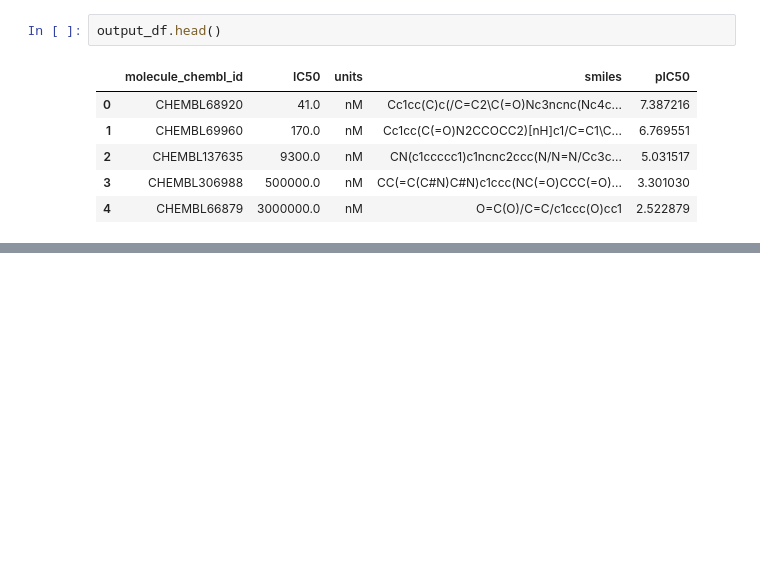
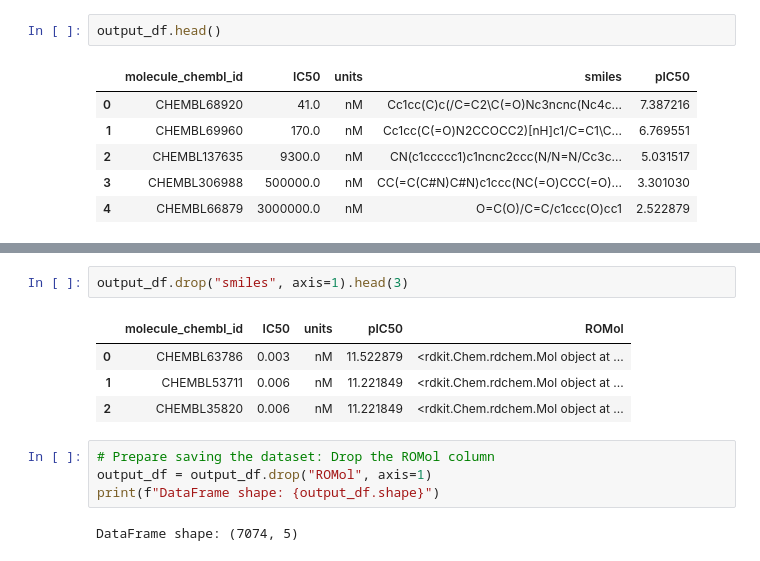
Before and after one commit to hajinie/mqubit, a Jupyter notebook: Teachopencadd/ch01.ipynb, the cells around one changed output, grey strips where cells are left out. Drawn from its saved outputs; the diff is of its cells as text; blank space fills up the shorter version.

```diff
--- a/Teachopencadd/ch01.ipynb
+++ b/Teachopencadd/ch01.ipynb
@@ -352,0 +367,13 @@ output_df.head()
+# %%
+output_df.drop("smiles", axis=1).head(3)
+# %% [output]
+|  | molecule_chembl_id | IC50 | units | pIC50 | ROMol |
+| 0 | CHEMBL63786 | 0.003 | nM | 11.522879 | <rdkit.Chem.rdchem.Mol object at ... |
+| 1 | CHEMBL53711 | 0.006 | nM | 11.221849 | <rdkit.Chem.rdchem.Mol object at ... |
+| 2 | CHEMBL35820 | 0.006 | nM | 11.221849 | <rdkit.Chem.rdchem.Mol object at ... |
+# %%
+# Prepare saving the dataset: Drop the ROMol column
+output_df = output_df.drop("ROMol", axis=1)
+print(f"DataFrame shape: {output_df.shape}")
+# %% [output]
+DataFrame shape: (7074, 5)
```
Also changed, not shown: parts of 3 cells of this notebook.
